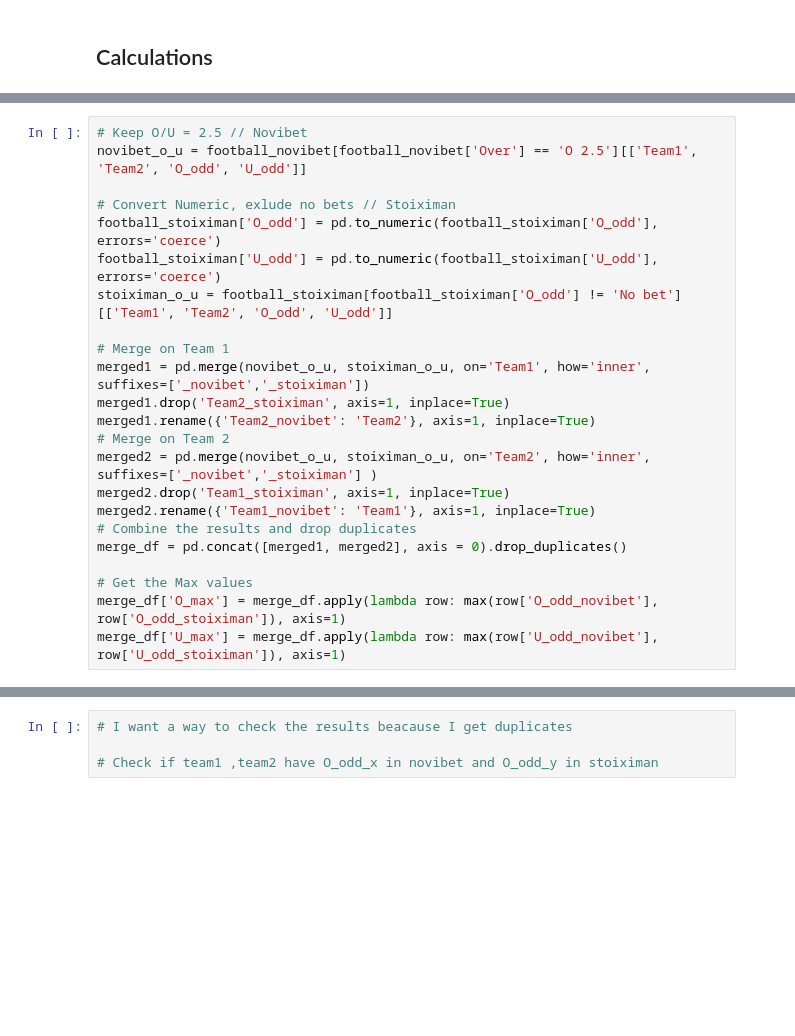
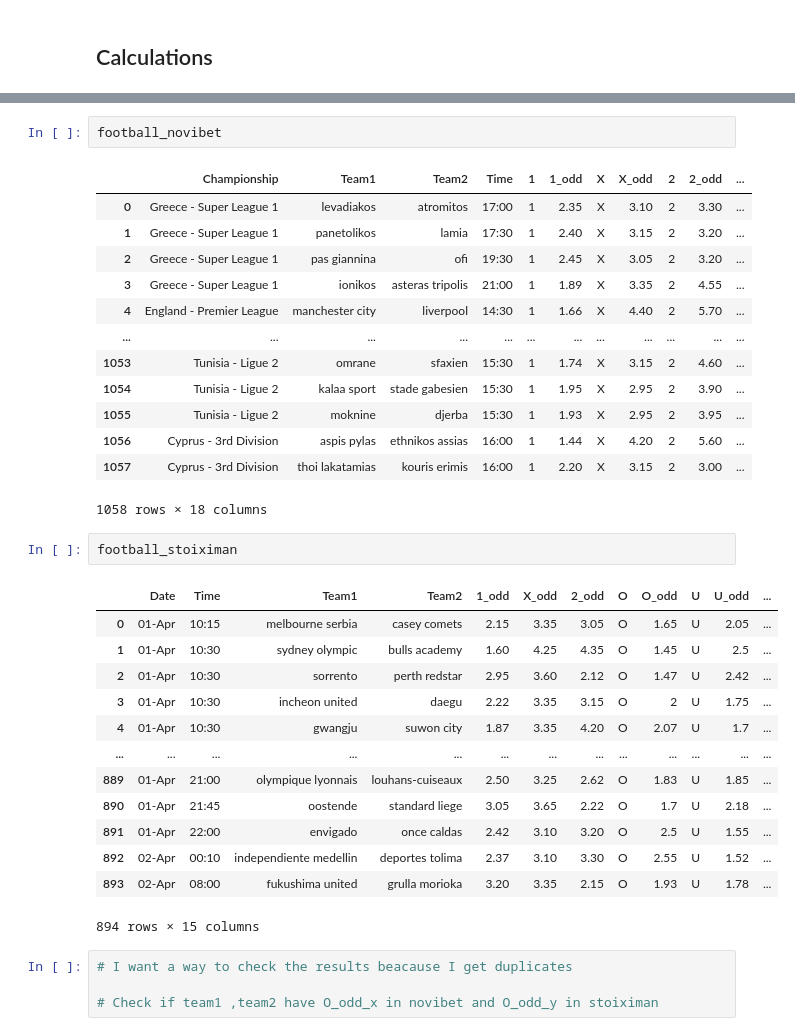
Before and after one commit to panagiotisgia/arbitage_betting, a Jupyter notebook: calc.ipynb, the cells around one changed output, grey strips where cells are left out. Saved outputs shown, nothing was run; the diff lists cells and outputs as text; blank space fills up the shorter version.

```diff
--- a/calc.ipynb
+++ b/calc.ipynb
@@ -91,23 +106,0 @@ football_stoiximan['Team2'] = remove_single_double_words(football_stoiximan['Tea
-# %%
-# Keep O/U = 2.5 // Novibet
-novibet_o_u = football_novibet[football_novibet['Over'] == 'O 2.5'][['Team1', 'Team2', 'O_odd', 'U_odd']]
-
-# Convert Numeric, exlude no bets // Stoiximan
-football_stoiximan['O_odd'] = pd.to_numeric(football_stoiximan['O_odd'], errors='coerce')
-football_stoiximan['U_odd'] = pd.to_numeric(football_stoiximan['U_odd'], errors='coerce')
-stoiximan_o_u = football_stoiximan[football_stoiximan['O_odd'] != 'No bet'][['Team1', 'Team2', 'O_odd', 'U_odd']]
-
-# Merge on Team 1
-merged1 = pd.merge(novibet_o_u, stoiximan_o_u, on='Team1', how='inner', suffixes=['_novibet','_stoiximan'])
-merged1.drop('Team2_stoiximan', axis=1, inplace=True)
-merged1.rename({'Team2_novibet': 'Team2'}, axis=1, inplace=True)
-# Merge on Team 2
-merged2 = pd.merge(novibet_o_u, stoiximan_o_u, on='Team2', how='inner', suffixes=['_novibet','_stoiximan'] )
-merged2.drop('Team1_stoiximan', axis=1, inplace=True)
-merged2.rename({'Team1_novibet': 'Team1'}, axis=1, inplace=True)
-# Combine the results and drop duplicates
-merge_df = pd.concat([merged1, merged2], axis = 0).drop_duplicates()
-
-# Get the Max values
-merge_df['O_max'] = merge_df.apply(lambda row: max(row['O_odd_novibet'], row['O_odd_stoiximan']), axis=1)
-merge_df['U_max'] = merge_df.apply(lambda row: max(row['U_odd_novibet'], row['U_odd_stoiximan']), axis=1)
@@ -163,3 +125,35 @@ team2
+# %%
+football_novibet
+# %% [output]
+|  | Championship | Team1 | Team2 | Time | 1 | 1_odd | X | X_odd | 2 | 2_odd | ... |
+| 0 | Greece - Super League 1 | levadiakos | atromitos | 17:00 | 1 | 2.35 | X | 3.10 | 2 | 3.30 | ... |
+| 1 | Greece - Super League 1 | panetolikos | lamia | 17:30 | 1 | 2.40 | X | 3.15 | 2 | 3.20 | ... |
+| 2 | Greece - Super League 1 | pas giannina | ofi | 19:30 | 1 | 2.45 | X | 3.05 | 2 | 3.20 | ... |
+| 3 | Greece - Super League 1 | ionikos | asteras tripolis | 21:00 | 1 | 1.89 | X | 3.35 | 2 | 4.55 | ... |
+| 4 | England - Premier League | manchester city | liverpool | 14:30 | 1 | 1.66 | X | 4.40 | 2 | 5.70 | ... |
+| ... | ... | ... | ... | ... | ... | ... | ... | ... | ... | ... | ... |
+| 1053 | Tunisia - Ligue 2 | omrane | sfaxien | 15:30 | 1 | 1.74 | X | 3.15 | 2 | 4.60 | ... |
+| 1054 | Tunisia - Ligue 2 | kalaa sport | stade gabesien | 15:30 | 1 | 1.95 | X | 2.95 | 2 | 3.90 | ... |
+| 1055 | Tunisia - Ligue 2 | moknine | djerba | 15:30 | 1 | 1.93 | X | 2.95 | 2 | 3.95 | ... |
+| 1056 | Cyprus - 3rd Division | aspis pylas | ethnikos assias | 16:00 | 1 | 1.44 | X | 4.20 | 2 | 5.60 | ... |
+| 1057 | Cyprus - 3rd Division | thoi lakatamias | kouris erimis | 16:00 | 1 | 2.20 | X | 3.15 | 2 | 3.00 | ... |
+1058 rows × 18 columns
+# %%
+football_stoiximan
+# %% [output]
+|  | Date | Time | Team1 | Team2 | 1_odd | X_odd | 2_odd | O | O_odd | U | U_odd | ... |
+| 0 | 01-Apr | 10:15 | melbourne serbia | casey comets | 2.15 | 3.35 | 3.05 | O | 1.65 | U | 2.05 | ... |
+| 1 | 01-Apr | 10:30 | sydney olympic | bulls academy | 1.60 | 4.25 | 4.35 | O | 1.45 | U | 2.5 | ... |
+| 2 | 01-Apr | 10:30 | sorrento | perth redstar | 2.95 | 3.60 | 2.12 | O | 1.47 | U | 2.42 | ... |
+| 3 | 01-Apr | 10:30 | incheon united | daegu | 2.22 | 3.35 | 3.15 | O | 2 | U | 1.75 | ... |
+| 4 | 01-Apr | 10:30 | gwangju | suwon city | 1.87 | 3.35 | 4.20 | O | 2.07 | U | 1.7 | ... |
+| ... | ... | ... | ... | ... | ... | ... | ... | ... | ... | ... | ... | ... |
+| 889 | 01-Apr | 21:00 | olympique lyonnais | louhans-cuiseaux | 2.50 | 3.25 | 2.62 | O | 1.83 | U | 1.85 | ... |
+| 890 | 01-Apr | 21:45 | oostende | standard liege | 3.05 | 3.65 | 2.22 | O | 1.7 | U | 2.18 | ... |
+| 891 | 01-Apr | 22:00 | envigado | once caldas | 2.42 | 3.10 | 3.20 | O | 2.5 | U | 1.55 | ... |
+| 892 | 02-Apr | 00:10 | independiente medellin | deportes tolima | 2.37 | 3.10 | 3.30 | O | 2.55 | U | 1.52 | ... |
+| 893 | 02-Apr | 08:00 | fukushima united | grulla morioka | 3.20 | 3.35 | 2.15 | O | 1.93 | U | 1.78 | ... |
+894 rows × 15 columns
 # %%
 # I want a way to check the results beacause I get duplicates
 
```
Also changed, not shown: parts of 13 cells of this notebook, 1 other file.
